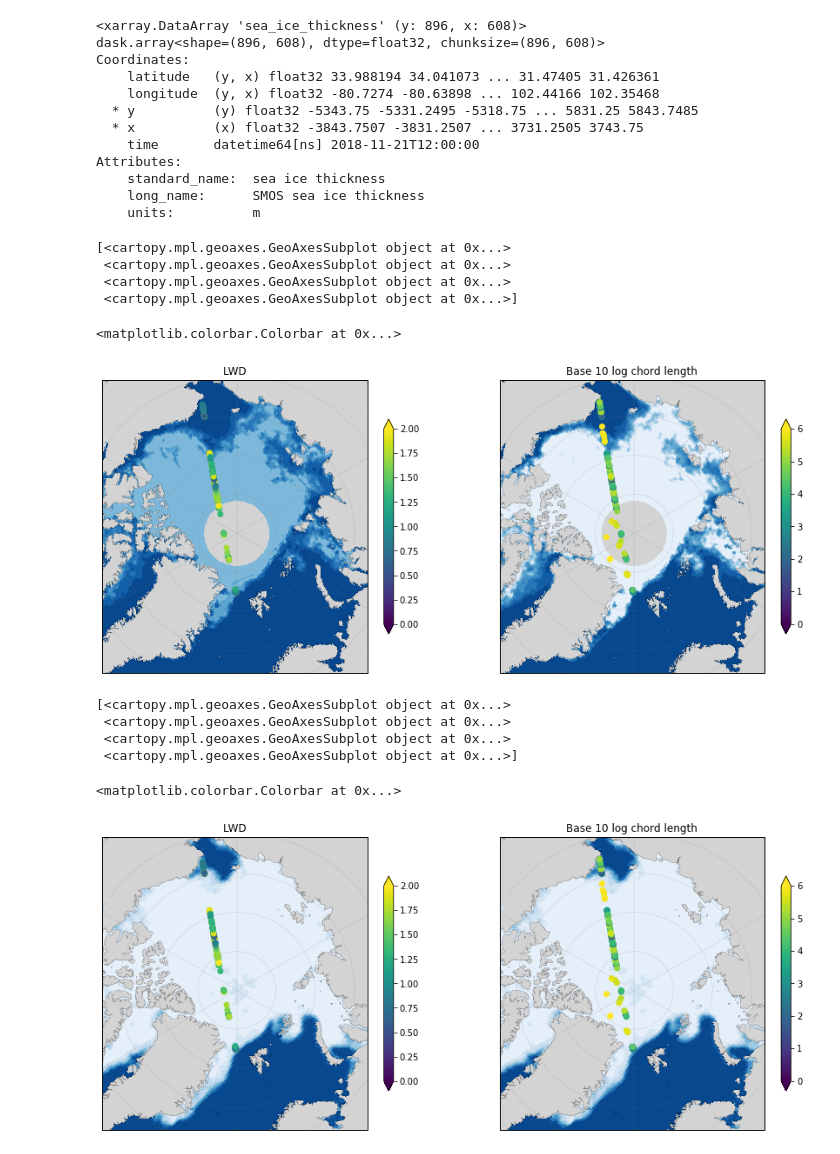
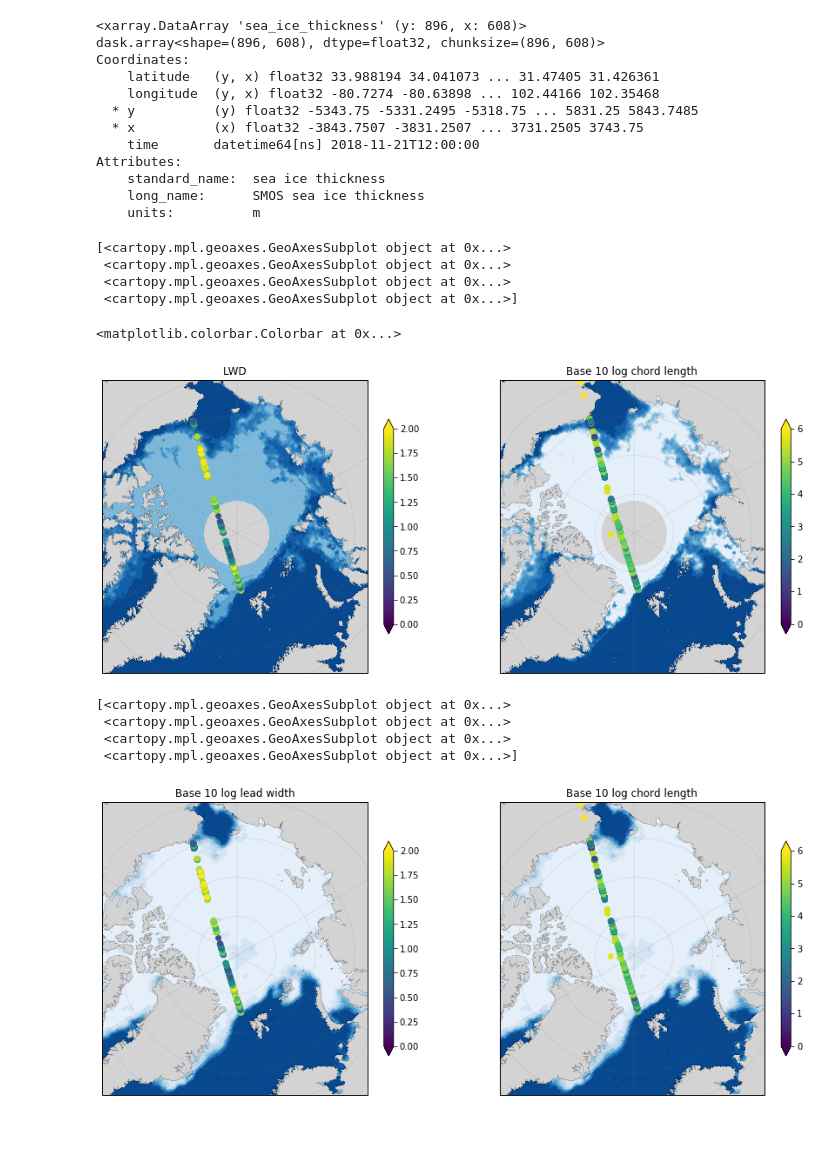
Before and after one commit to ICESAT-2HackWeek/Floes-are-Swell, a Jupyter notebook: FSD/FSD_single_track.ipynb, the cells around one changed output. Cells and saved outputs as stored; diff of their text form; code cells hidden in the pictures.

```diff
--- a/FSD/FSD_single_track.ipynb
+++ b/FSD/FSD_single_track.ipynb
@@ -17,7 +17,7 @@ import ice_plot
 import cartopy.crs as ccrs
 import os
 # %%
-ATL07file='processed_ATL07-01_20181202120647_09910101_001_01.h5'
+ATL07file='processed_ATL07-01_20181203114108_10060101_001_01.h5'
 # ATL07file='processed_ATL07-01_20181206115828_10520101_001_01.h5'
 localFilePath='/home/jovyan/Data/'+ATL07file
 # %%
@@ -143,7 +143,7 @@ f.colorbar(Chord_Track,ax=axes[1],shrink=0.5,extend='both')
  <cartopy.mpl.geoaxes.GeoAxesSubplot object at 0x...>
  <cartopy.mpl.geoaxes.GeoAxesSubplot object at 0x...>]
 <matplotlib.colorbar.Colorbar at 0x...>
-[figure, old version]
+[figure, new version]
 # %%
 cmap_c = matplotlib.colors.ListedColormap(sns.color_palette("Blues_r", 10))
 cmap_c.set_bad(color = 'lightgrey')
@@ -156,36 +156,37 @@ i=0
 obs_h1 = obs_sic.plot.pcolormesh(ax=axes[i], x='lon', y='lat',
                       transform=ccrs.PlateCarree(),
                       add_colorbar=False,
                       cmap=cmap_c,
                       vmin=0, vmax=1)
 
 # put on the track
 Lead_Track = axes[0].scatter(lonlead, latlead, c=np.log10(LWD), cmap='viridis', transform=ccrs.PlateCarree(),vmin=0, vmax=2)
-axes[0].set_title('LWD');
+axes[0].set_title('Base 10 log lead width');
 f.colorbar(Lead_Track,ax=axes[0],shrink=0.5,extend='both')
 
 # f.colorbar(track, label=cvar, shrink=0.5, extend='both')
 # cbar_ax = f.add_axes([0.55, 0.325, 0.015, 0.35])
 # cbar = f.colorbar(obs_h, cax=cbar_ax, label='Sea Ice Concentration', orientation='vertical')
 
 i=1
 obs_h2 = obs_sic.plot.pcolormesh(ax=axes[i], x='lon', y='lat',
                       transform=ccrs.PlateCarree(),
                       add_colorbar=False,
                       cmap=cmap_c,
                       vmin=0, vmax=1)
 
 # put on the track
 Chord_Track = axes[1].scatter(lonfloe, latfloe, c=np.log10(CLD), cmap='viridis', transform=ccrs.PlateCarree(),vmin=0, vmax=6)
 axes[1].set_title('Base 10 log chord length');
 f.colorbar(Chord_Track,ax=axes[1],shrink=0.5,extend='both')
+
+plt.savefig('/home/jovyan/Figures/Geo-LWD.png')
 # %% [output]
 [<cartopy.mpl.geoaxes.GeoAxesSubplot object at 0x...>
  <cartopy.mpl.geoaxes.GeoAxesSubplot object at 0x...>
  <cartopy.mpl.geoaxes.GeoAxesSubplot object at 0x...>
  <cartopy.mpl.geoaxes.GeoAxesSubplot object at 0x...>]
-<matplotlib.colorbar.Colorbar at 0x...>
-[figure, old version]
+[figure, new version]
 # %%
 xbuckets = np.logspace(1, 9, num=36, endpoint=True, base=10.0, dtype=None)
 hist,edges = np.histogram(CLD,xbuckets)
```
Also changed, not shown: parts of 7 cells of this notebook, 2 other files.
